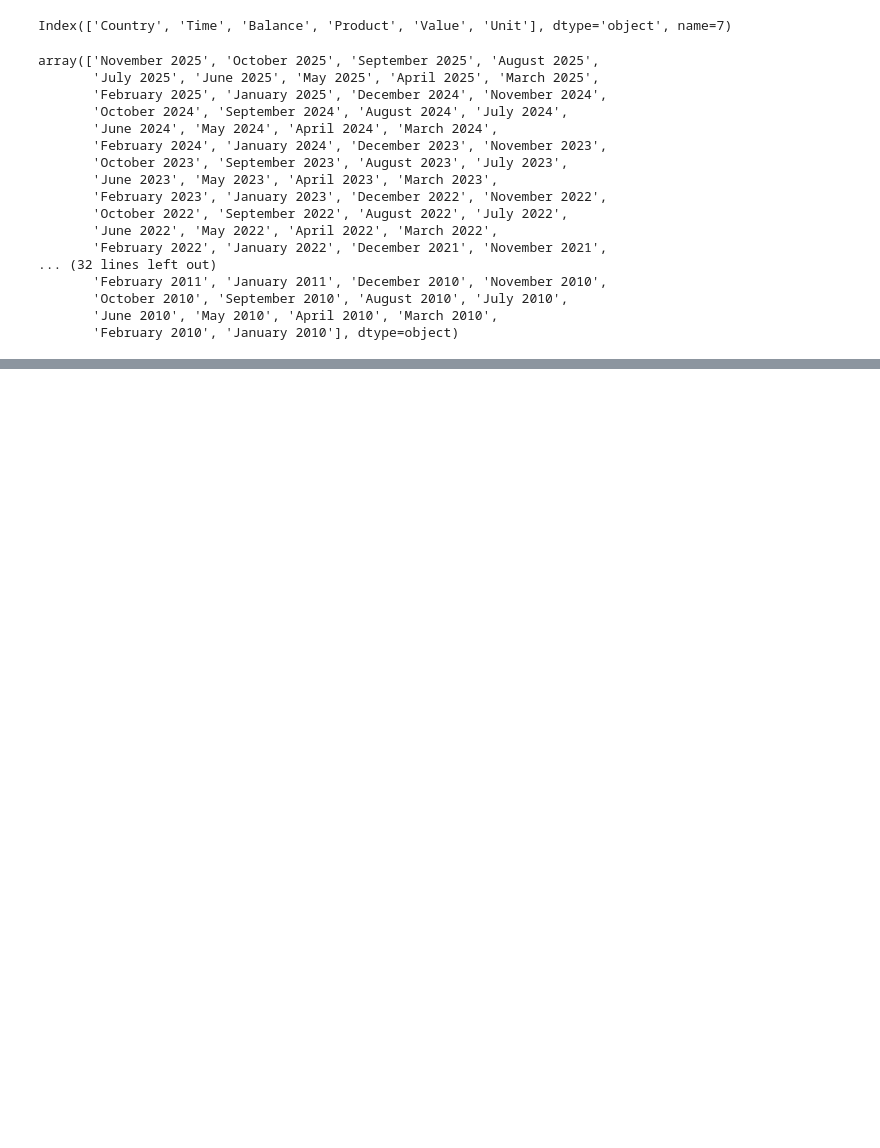
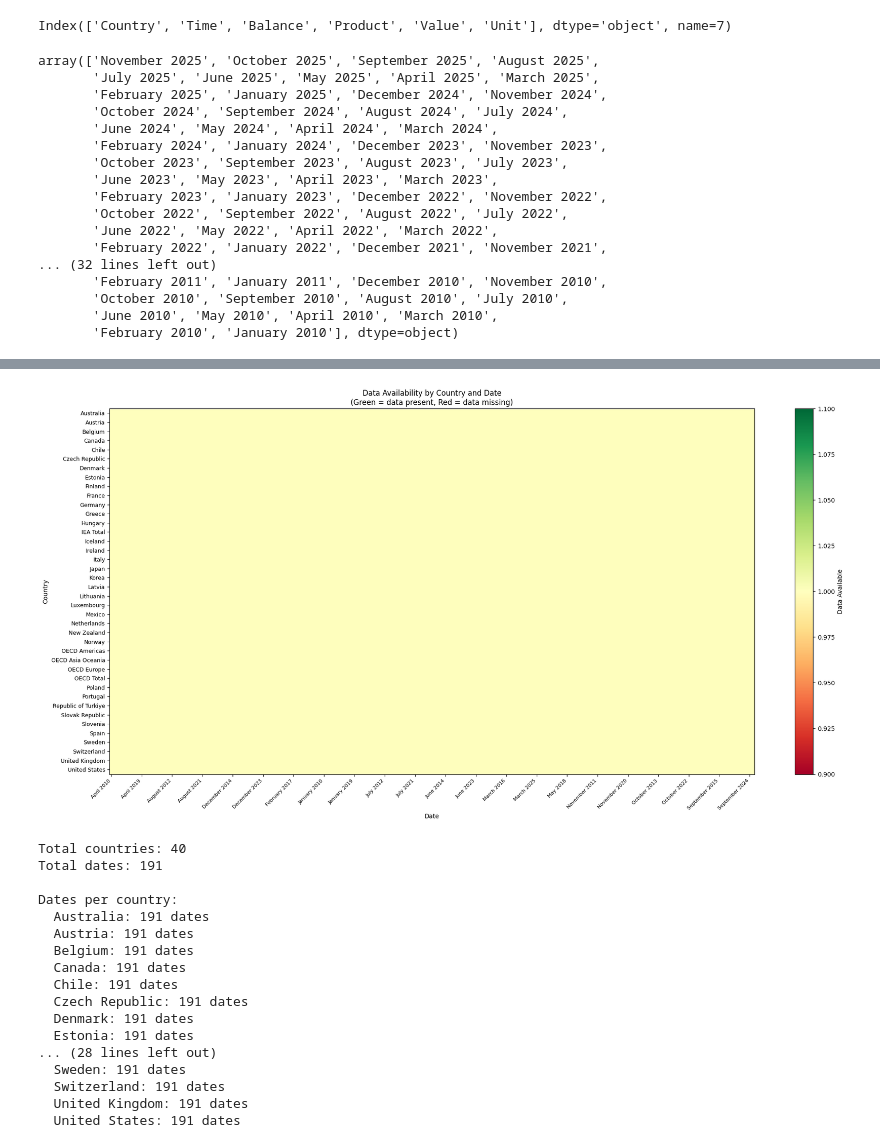
Before and after one commit to com-480-data-visualization/Electro-Wizards, a Jupyter notebook: Notebooks/data_check.ipynb, the cells around one changed output, grey strips where cells are left out. Drawn from its saved outputs; the diff is of its cells as text; code cells hidden in the pictures; blank space fills up the shorter version.

Commit message:
started working on all countries dataset

```diff
--- a/Notebooks/data_check.ipynb
+++ b/Notebooks/data_check.ipynb
@@ -2,9 +2,9 @@
 import numpy as np
 import pandas as pd
 # %%
-production_areas_data = pd.read_csv("../Data/Breakdown_of_main_electricity_generation_facilities_in_France,_excluding_solar_and_wind_power_plants_2026-02-25_09-08.csv", sep=";")
-generation_data = pd.read_csv("../Data/Evolution_of_power_generation_in_France_2026-03-02_18-36.csv", delimiter=";")
-countries = pd.read_csv("../Data/ALLCOUNTRIES.csv")
+production_areas_data = pd.read_csv("../Data/raw/Breakdown_of_main_electricity_generation_facilities_in_France,_excluding_solar_and_wind_power_plants_2026-02-25_09-08.csv", sep=";")
+generation_data = pd.read_csv("../Data/raw/Evolution_of_power_generation_in_France_2026-03-02_18-36.csv", delimiter=";")
+countries = pd.read_csv("../Data/raw/ALLCOUNTRIES.csv")
 # %%
 generation_data
 # %% [output]
@@ -38,7 +38,7 @@ production_areas_data
 | 143 | Ivry-sur-Seine | 2.387710 | 48.812288 | Renewable thermal and waste | 55 |
 144 rows × 5 columns
 # %%
-countries = countries.dropna()
+countries = countries.iloc[7:]
 countries.columns = countries.iloc[0]
 countries = countries.iloc[1:]
 countries
@@ -82,0 +99,2 @@ array(['November 2025', 'October 2025', 'September 2025', 'August 2025',
+# %%
+dates_by_country = countries.groupby("Country")["Time"].apply(set)
@@ -82,0 +121,63 @@ array(['November 2025', 'October 2025', 'September 2025', 'August 2025',
+# %%
+import matplotlib.pyplot as plt
+import numpy as np
+
+# Get all unique dates
+all_dates = sorted(set().union(*dates_by_country.values))
+
+# Create a matrix where rows are countries and columns are dates
+date_to_idx = {date: i for i, date in enumerate(all_dates)}
+country_list = sorted(dates_by_country.index)
+
+# Create binary matrix (1 if date exists for country, 0 if missing)
+matrix = np.zeros((len(country_list), len(all_dates)))
+for i, country in enumerate(country_list):
+    for date in dates_by_country[country]:
+        j = date_to_idx[date]
+        matrix[i, j] = 1
+
+# Create heatmap
+fig, ax = plt.subplots(figsize=(20, 10))
+im = ax.imshow(matrix, cmap='RdYlGn', aspect='auto')
+
+# Set y-axis to countries
+ax.set_yticks(range(len(country_list)))
+ax.set_yticklabels(country_list, fontsize=9)
+
+# Set x-axis to dates
+ax.set_xticks(range(0, len(all_dates), max(1, len(all_dates)//20)))
+ax.set_xticklabels([all_dates[i] for i in range(0, len(all_dates), max(1, len(all_dates)//20))], rotation=45, fontsize=8, ha='right')
+
+ax.set_xlabel('Date', fontsize=10)
+ax.set_ylabel('Country', fontsize=10)
+ax.set_title('Data Availability by Country and Date\n(Green = data present, Red = data missing)', fontsize=12)
+
+plt.colorbar(im, ax=ax, label='Data Available')
+plt.tight_layout()
+plt.show()
+
+# Also print summary
+print(f"\nTotal countries: {len(country_list)}")
+print(f"Total dates: {len(all_dates)}")
+print(f"\nDates per country:")
+for country in country_list:
+    print(f"  {country}: {len(dates_by_country[country])} dates")
+# %% [output]
+[figure, added]
+Total countries: 40
+Total dates: 191
+
+Dates per country:
+  Australia: 191 dates
+  Austria: 191 dates
+  Belgium: 191 dates
+  Canada: 191 dates
+  Chile: 191 dates
+  Czech Republic: 191 dates
+  Denmark: 191 dates
+  Estonia: 191 dates
+... (28 lines left out)
+  Sweden: 191 dates
+  Switzerland: 191 dates
+  United Kingdom: 191 dates
+  United States: 191 dates
```
Also changed, not shown: parts of 6 cells of this notebook, 9 other files.
